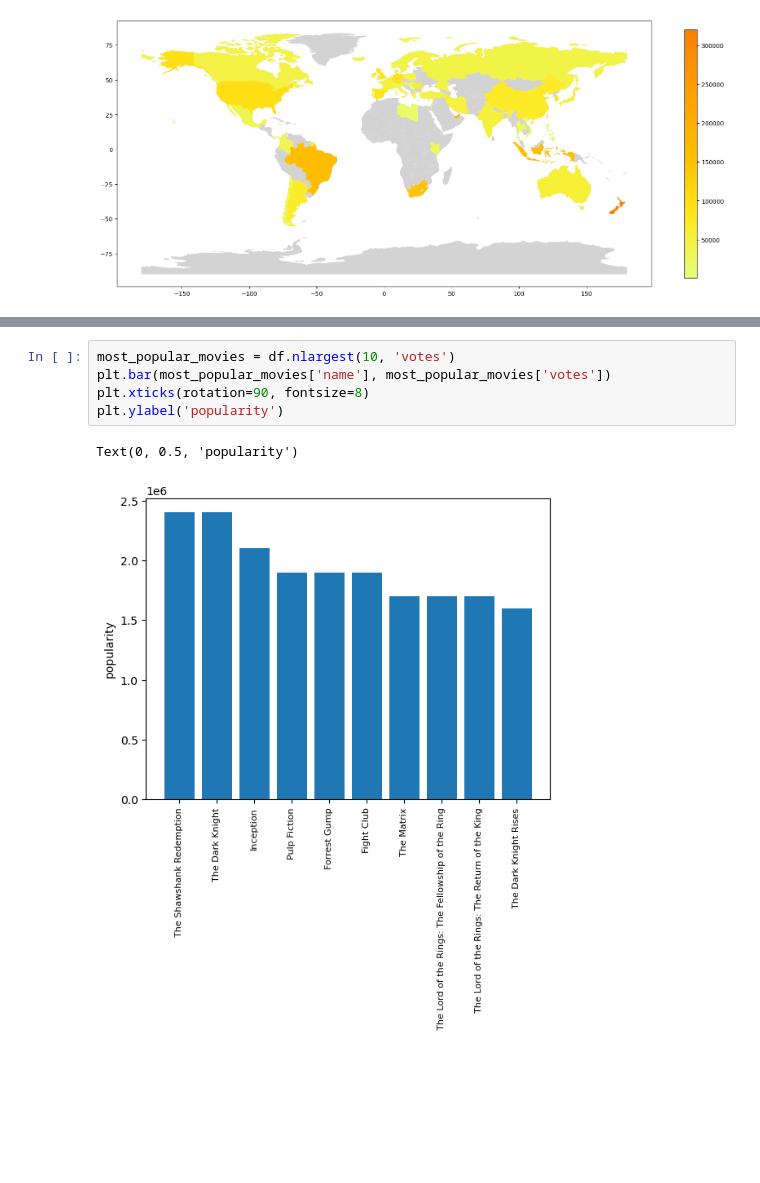
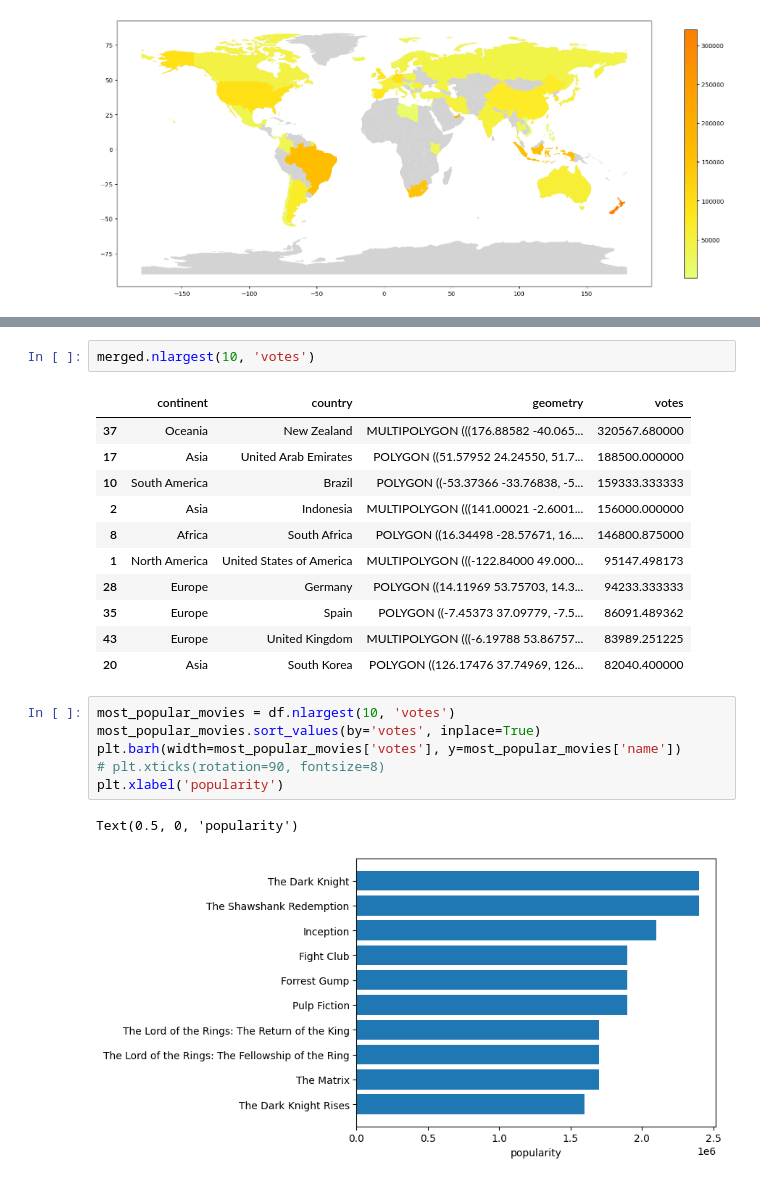
Before and after one commit to Shintenza/data-science-lectures, a Jupyter notebook: task_1-optional/notebook.ipynb, the cells around one changed output, grey strips where cells are left out. Saved outputs shown, nothing was run; the diff lists cells and outputs as text; blank space fills up the shorter version.

Commit message:
added new plots

```diff
--- a/task_1-optional/notebook.ipynb
+++ b/task_1-optional/notebook.ipynb
@@ -103,11 +233,26 @@ merged.plot(column="votes", legend=True, legend_kwds={'shrink': 0.5}, cmap='Wist
+# %%
+merged.nlargest(10, 'votes')
+# %% [output]
+|  | continent | country | geometry | votes |
+| 37 | Oceania | New Zealand | MULTIPOLYGON (((176.88582 -40.065... | 320567.680000 |
+| 17 | Asia | United Arab Emirates | POLYGON ((51.57952 24.24550, 51.7... | 188500.000000 |
+| 10 | South America | Brazil | POLYGON ((-53.37366 -33.76838, -5... | 159333.333333 |
+| 2 | Asia | Indonesia | MULTIPOLYGON (((141.00021 -2.6001... | 156000.000000 |
+| 8 | Africa | South Africa | POLYGON ((16.34498 -28.57671, 16.... | 146800.875000 |
+| 1 | North America | United States of America | MULTIPOLYGON (((-122.84000 49.000... | 95147.498173 |
+| 28 | Europe | Germany | POLYGON ((14.11969 53.75703, 14.3... | 94233.333333 |
+| 35 | Europe | Spain | POLYGON ((-7.45373 37.09779, -7.5... | 86091.489362 |
+| 43 | Europe | United Kingdom | MULTIPOLYGON (((-6.19788 53.86757... | 83989.251225 |
+| 20 | Asia | South Korea | POLYGON ((126.17476 37.74969, 126... | 82040.400000 |
 # %%
 most_popular_movies = df.nlargest(10, 'votes')
-plt.bar(most_popular_movies['name'], most_popular_movies['votes'])
-plt.xticks(rotation=90, fontsize=8)
-plt.ylabel('popularity')
+most_popular_movies.sort_values(by='votes', inplace=True)
+plt.barh(width=most_popular_movies['votes'], y=most_popular_movies['name'])
+# plt.xticks(rotation=90, fontsize=8)
+plt.xlabel('popularity')
 # %% [output]
-Text(0, 0.5, 'popularity')
+Text(0.5, 0, 'popularity')
-[figure, old version]
+[figure, new version]
 # %%
 popular_genres_df = df['genre'].value_counts().reset_index(name='count')
 popular_genres_df = popular_genres_df[popular_genres_df['count'] >= 20]
```
Also changed, not shown: parts of 21 cells of this notebook.
